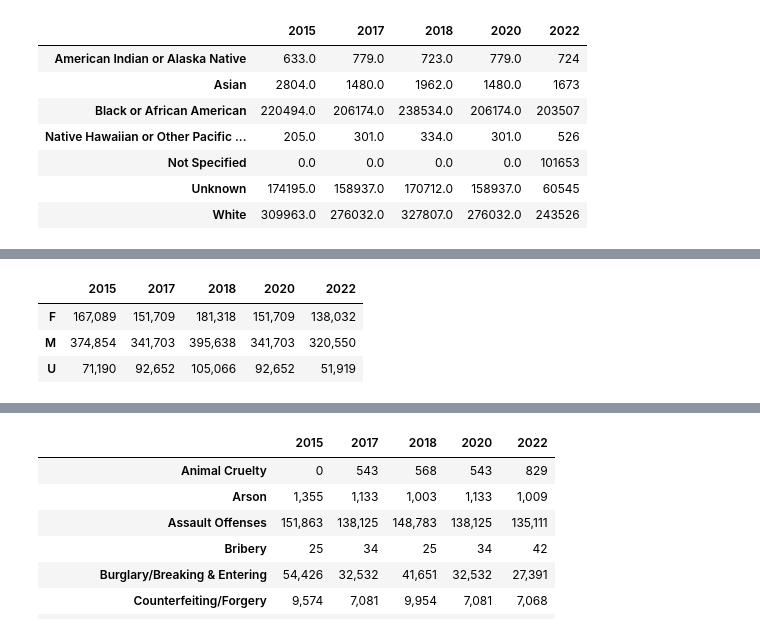
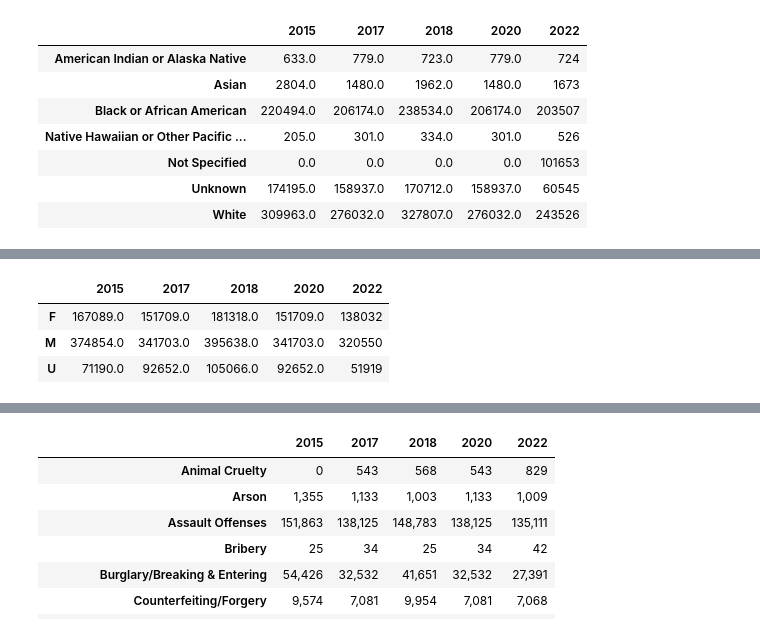
Before and after one commit to EFMelville/project-one, a Jupyter notebook: Master_Data_Ref_All.ipynb, the cells around one changed output, grey strips where cells are left out. Saved outputs shown, nothing was run; the diff lists cells and outputs as text; code cells hidden in the pictures.

```diff
--- a/Master_Data_Ref_All.ipynb
+++ b/Master_Data_Ref_All.ipynb
@@ -100,19 +99,20 @@ Text(0, 0.5, 'Offenses')
 # %%
-Sex15 = CD15["sex_code_y"].value_counts().map("{:,.0f}".format)
-Sex17 = CD17["SEX_CODE_y"].value_counts().map("{:,.0f}".format)
-Sex18 = CD18["SEX_CODE_y"].value_counts().map("{:,.0f}".format)
-Sex20 = CD20["SEX_CODE_y"].value_counts().map("{:,.0f}".format)
-Sex22 = CD22["sex_code_y"].value_counts().map("{:,.0f}".format)
+Sex15 = CD15["sex_code_y"].value_counts()
+Sex17 = CD17["SEX_CODE_y"].value_counts()
+Sex18 = CD18["SEX_CODE_y"].value_counts()
+Sex20 = CD20["SEX_CODE_y"].value_counts()
+Sex22 = CD22["sex_code_y"].value_counts()
 Sex_Master = pd.DataFrame({
     2015:Sex15,
     2017:Sex17,
     2018:Sex18,
     2020:Sex20,
     2022:Sex22
 }).fillna(0)
-Sex_Master.drop(["X"])
+Sex_Master = Sex_Master.drop(["X"])
+Sex_Master
 # %% [output]
 |  | 2015 | 2017 | 2018 | 2020 | 2022 |
-| F | 167,089 | 151,709 | 181,318 | 151,709 | 138,032 |
-| M | 374,854 | 341,703 | 395,638 | 341,703 | 320,550 |
-| U | 71,190 | 92,652 | 105,066 | 92,652 | 51,919 |
+| F | 167089.0 | 151709.0 | 181318.0 | 151709.0 | 138032 |
+| M | 374854.0 | 341703.0 | 395638.0 | 341703.0 | 320550 |
+| U | 71190.0 | 92652.0 | 105066.0 | 92652.0 | 51919 |
```
Also changed, not shown: parts of 10 cells of this notebook, 5 other files.
